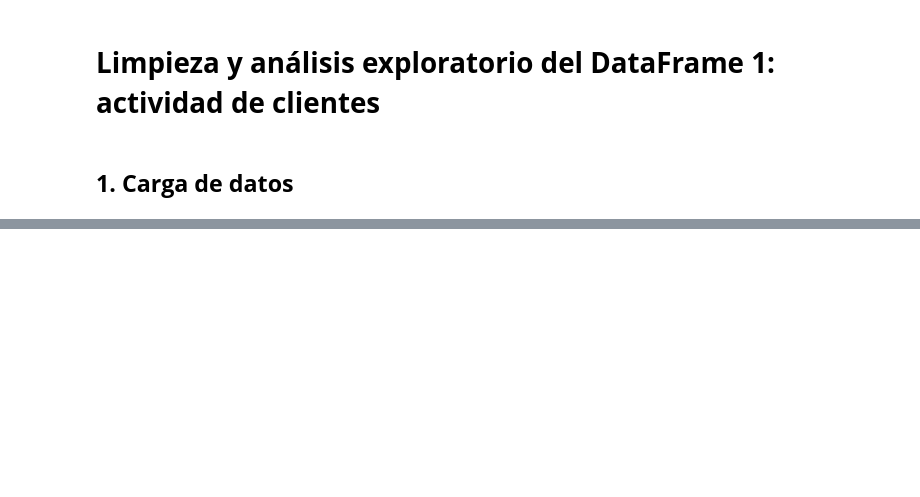
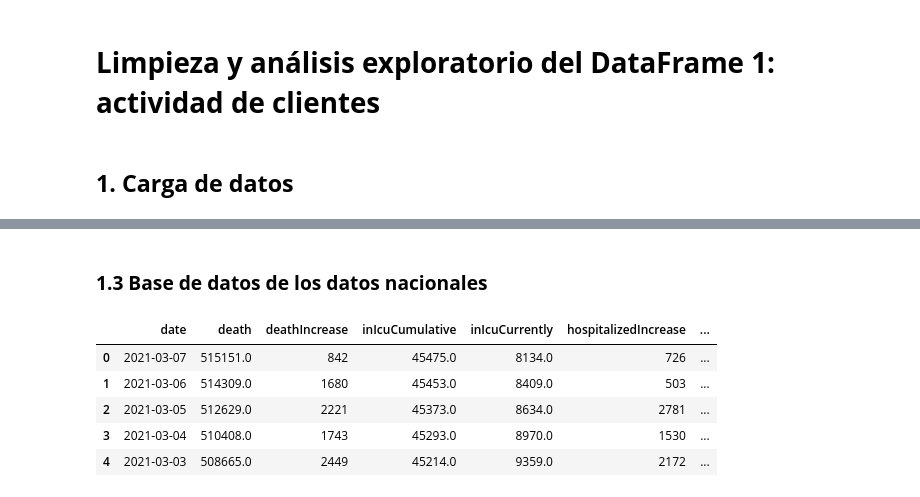
Before and after one commit to Bootcamp-DA-P2/proyecto5-exploratory-data-analysis-grupo2, a Jupyter notebook: note_book.ipynb, the cells around one changed output, grey strips where cells are left out. Cells and saved outputs as stored; diff of their text form; code cells hidden in the pictures; blank space fills up the shorter version.

Commit message:
add initial notebook prototype for data cleaning

```diff
--- a/note_book.ipynb
+++ b/note_book.ipynb
@@ -29,0 +69,16 @@ df_raw.head()
+# %% [markdown]
+### **1.3 Base de datos de los datos nacionales**
+# %%
+#Base de datos nivel nacional
+datos_nacional = "./data/national-history.csv"
+
+#Carga del dataset nivel nacional
+df_national = pd.read_csv(datos_nacional)
+df_national.head()
+# %% [output]
+|  | date | death | deathIncrease | inIcuCumulative | inIcuCurrently | hospitalizedIncrease | ... |
+| 0 | 2021-03-07 | 515151.0 | 842 | 45475.0 | 8134.0 | 726 | ... |
+| 1 | 2021-03-06 | 514309.0 | 1680 | 45453.0 | 8409.0 | 503 | ... |
+| 2 | 2021-03-05 | 512629.0 | 2221 | 45373.0 | 8634.0 | 2781 | ... |
+| 3 | 2021-03-04 | 510408.0 | 1743 | 45293.0 | 8970.0 | 1530 | ... |
+| 4 | 2021-03-03 | 508665.0 | 2449 | 45214.0 | 9359.0 | 2172 | ... |
```
Also changed, not shown: parts of 22 cells of this notebook.
